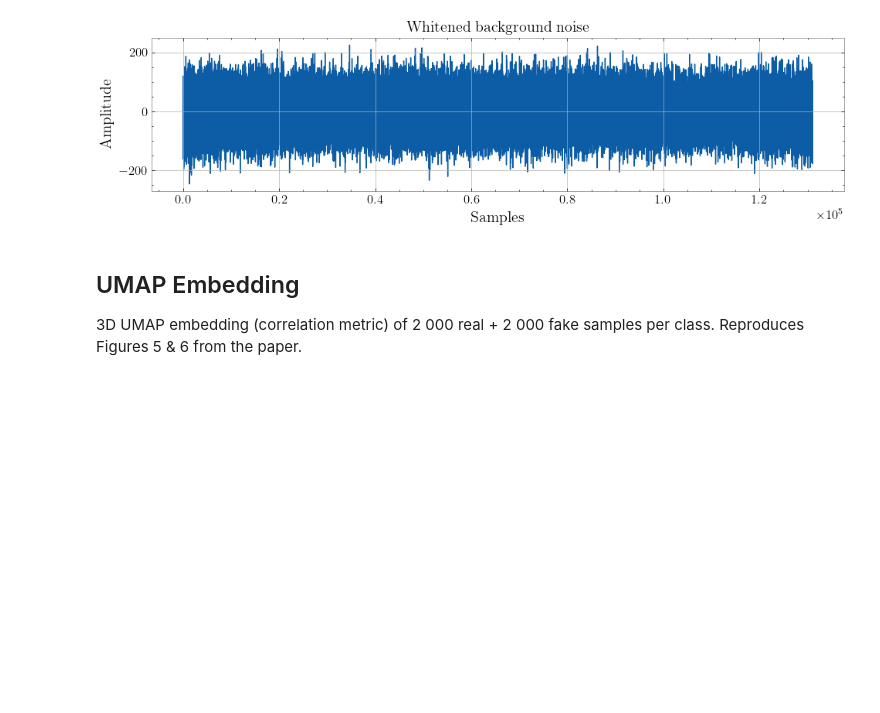
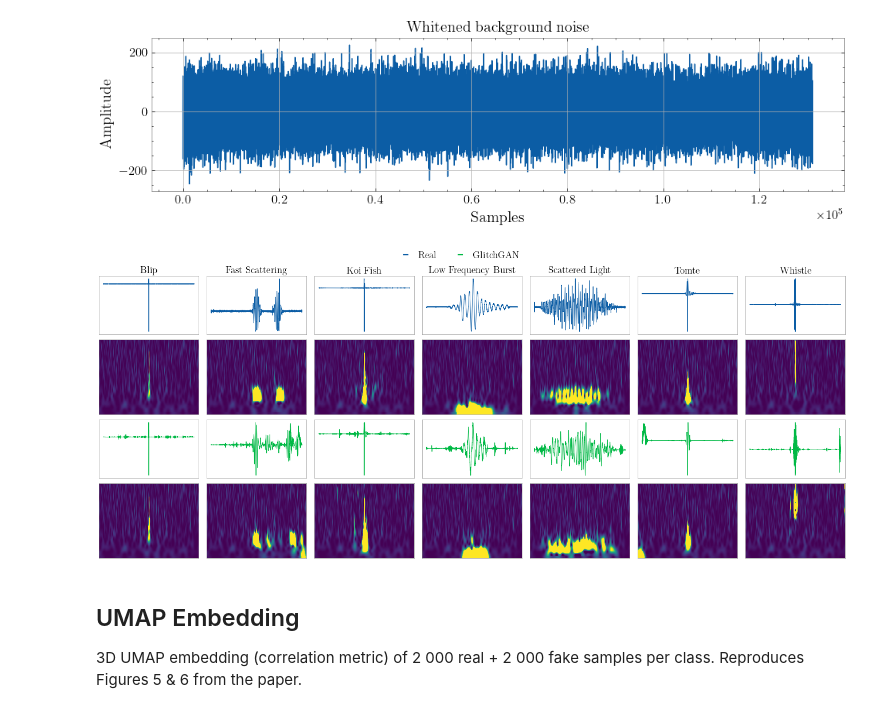
Before and after one commit to tomdooney95/glitchgan, a Jupyter notebook: evaluation.ipynb, the cells around one changed output. Saved outputs shown, nothing was run; the diff lists cells and outputs as text; code cells hidden in the pictures; blank space fills up the shorter version.

```diff
--- a/evaluation.ipynb
+++ b/evaluation.ipynb
@@ -233,34 +233,47 @@ def plot_comparison_grid(sources, label_order, n_examples=1, save_name=None,
                 if show_qscans:
                     ax_qs    = axes[qs_row, col]
                     glitch   = whitened_snr_scaling(X[sample_idx], snr, srate=SRATE)
                     injected = _inject(glitch, white_noise)
                     plot_q_transform(injected, srate=SRATE, crop=(20, 2),
                                      whiten=False, ax=ax_qs, colourbar=False)
                     ax_qs.set_xlabel(""); ax_qs.set_ylabel("")
                     ax_qs.set_xticks([]); ax_qs.set_yticks([])
                     for spine in ax_qs.spines.values():
                         spine.set_linewidth(0.4)
 
-    plt.tight_layout(rect=[0, 0, 1, 0.93])
+    plt.tight_layout(rect=[0, 0, 1, 0.88])
+
+    # Extra gap between source pairs (does not affect within-pair spacing)
+    if show_qscans and n_sources > 1:
+        for src_idx in range(1, n_sources):
+            for row_offset in range(rows_per_src):
+                row = src_idx * rows_per_src + row_offset
+                for col in range(n_classes * n_examples):
+                    pos = axes[row, col].get_position()
+                    axes[row, col].set_position(
+                        [pos.x0, pos.y0 - 0.04, pos.width, pos.height])
+
     fig.legend(handles=legend_handles, loc="upper center", ncol=n_sources,
                fontsize=12, frameon=False, bbox_to_anchor=(0.5, 0.97))
     if save_name:
         plt.savefig(PLOTS_DIR / f"{save_name}.pdf", bbox_inches="tight")
     plt.show()
 
 
 plot_comparison_grid(
     sources=[
         (X_real, y_real, "Real",      "C0"),
         (X_fake, y_fake, "GlitchGAN", "C1"),
     ],
     label_order=LABEL_ORDER,
     n_examples=1,
     white_noise=white_noise,
     snr_default=50,
     snr_overrides={"Koi_Fish": 150, "Whistle": 150},
     save_name=f"waveform_comparison_ep{GENERATOR_EPOCH}",
 )
+# %% [output]
+[figure, added]
 # %% [markdown]
 ## UMAP Embedding
 
```
Also changed, not shown: parts of 1 cell of this notebook.
